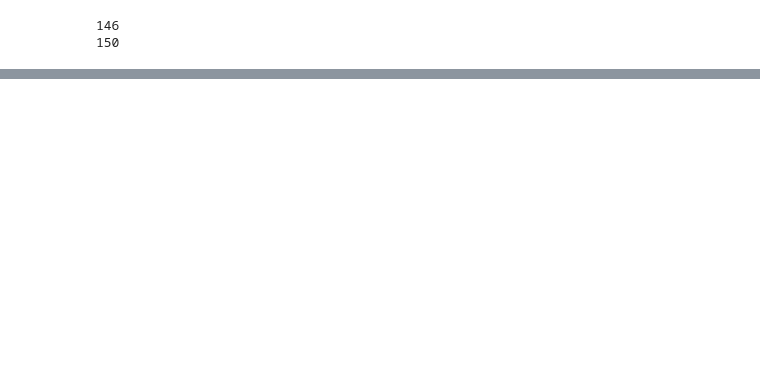
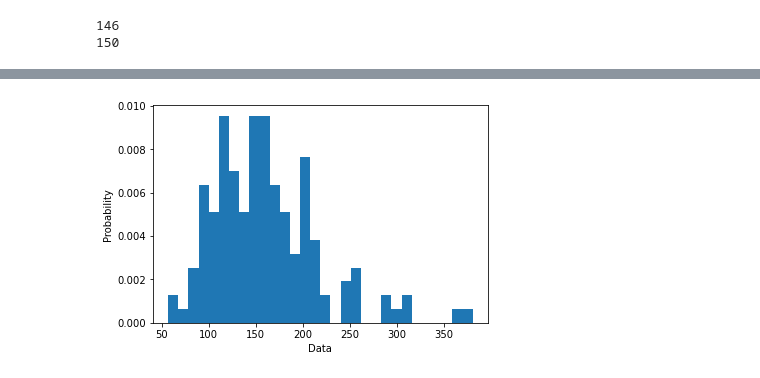
Before and after one commit to projectyotta/sid-sriram-analysis, a Jupyter notebook: sid_sriram_analysis.ipynb, the cells around one changed output, grey strips where cells are left out. Saved outputs shown, nothing was run; the diff lists cells and outputs as text; code cells hidden in the pictures; blank space fills up the shorter version.

```diff
--- a/sid_sriram_analysis.ipynb
+++ b/sid_sriram_analysis.ipynb
@@ -175,0 +227,13 @@ Name: lexical_richness, dtype: float64
+# %%
+import matplotlib.pyplot as plt
+import numpy as np
+%matplotlib inline
+
+np.random.seed(42)
+
+plt.hist(merged['original_word_count'], density=True, bins=30)  # density=False would make counts
+plt.ylabel('Probability')
+plt.xlabel('Data')
+plt.show()
+# %% [output]
+[figure, added]
```
Also changed, not shown: parts of 23 cells of this notebook, 1 other file.
